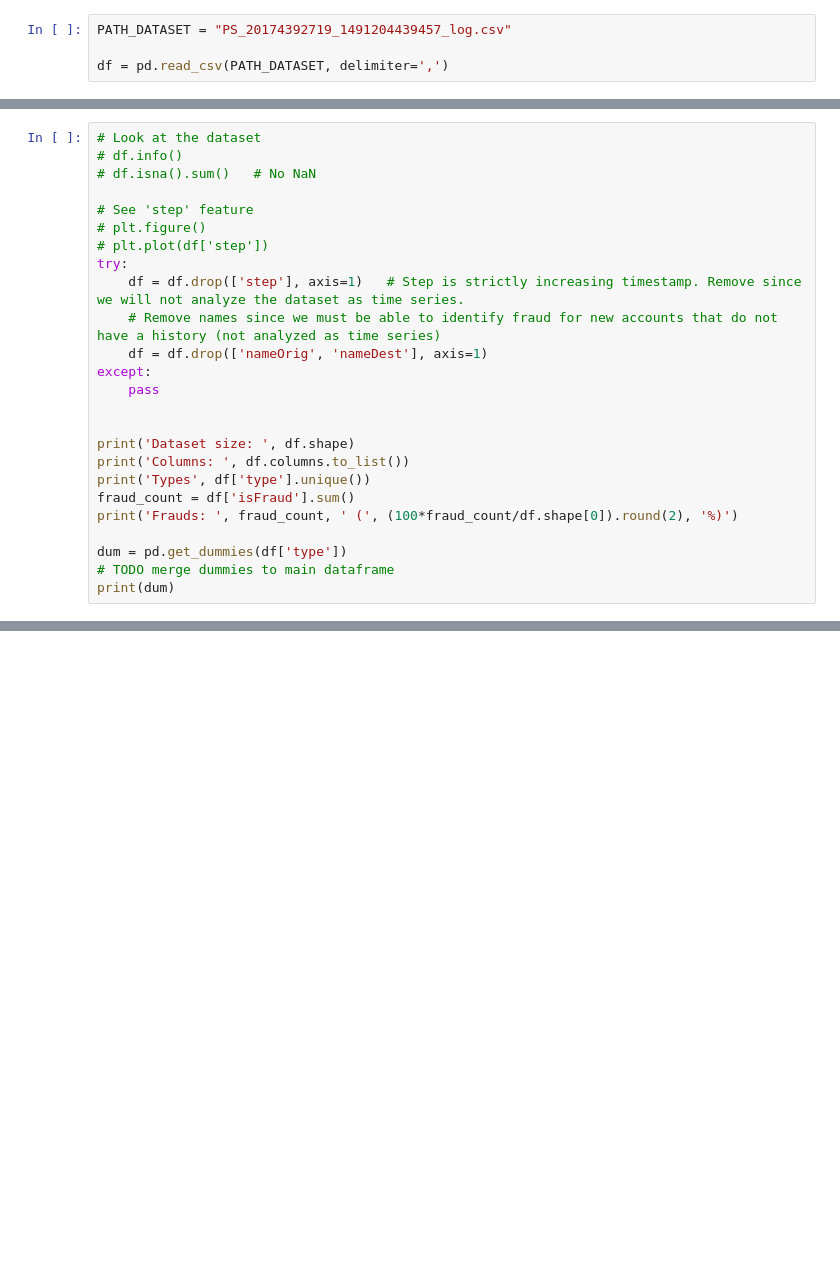
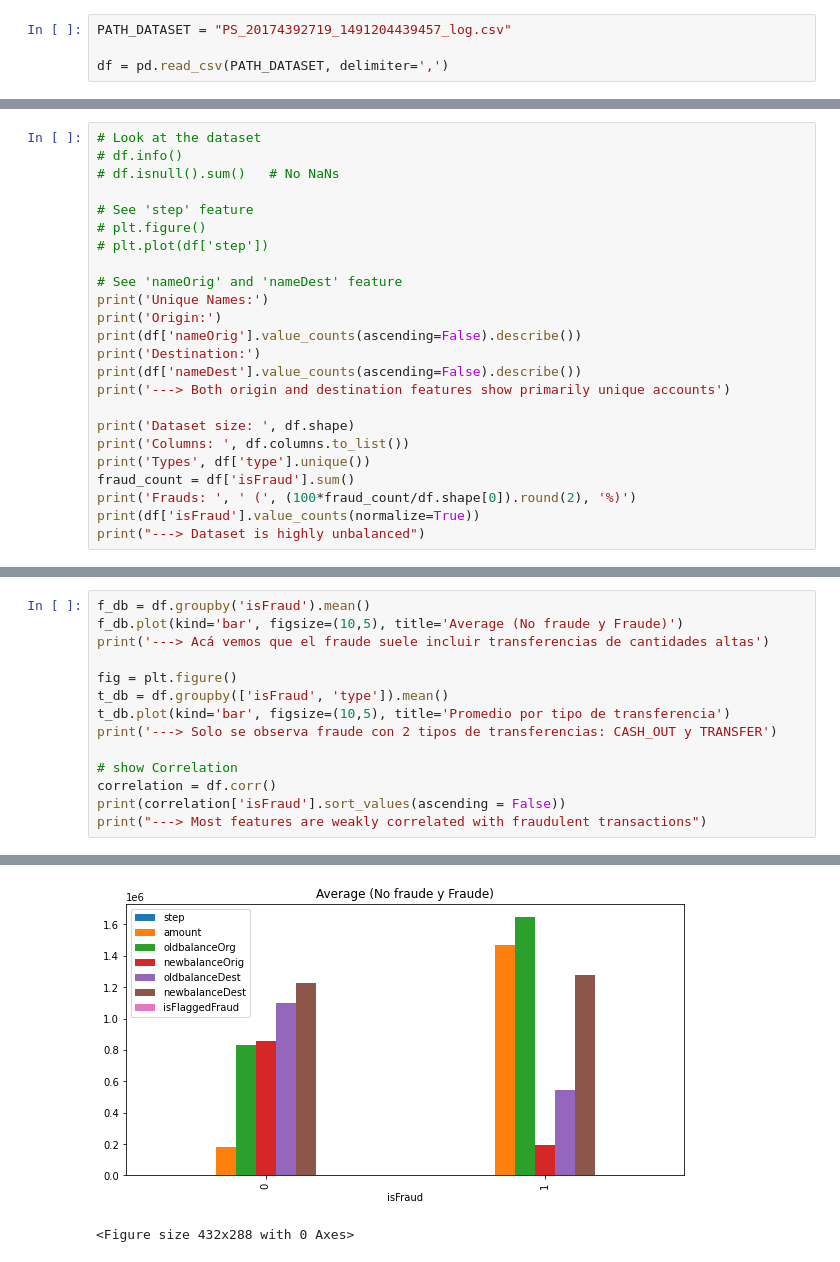
Before and after one commit to mbrito96/CEIA, a Jupyter notebook: X5_ML1/TP1/01_FraudDetection.ipynb, the cells around one changed output, grey strips where cells are left out. Drawn from its saved outputs; the diff is of its cells as text; blank space fills up the shorter version.

```diff
--- a/X5_ML1/TP1/01_FraudDetection.ipynb
+++ b/X5_ML1/TP1/01_FraudDetection.ipynb
@@ -28,26 +30,25 @@ df = pd.read_csv(PATH_DATASET, delimiter=',')
 # %%
 # Look at the dataset
 # df.info()
-# df.isna().sum()   # No NaN
+# df.isnull().sum()   # No NaNs
 
 # See 'step' feature
 # plt.figure()
 # plt.plot(df['step'])
-try:
-    df = df.drop(['step'], axis=1)   # Step is strictly increasing timestamp. Remove since we will not analyze the dataset as time series.
-    # Remove names since we must be able to identify fraud for new accounts that do not have a history (not analyzed as time series)
-    df = df.drop(['nameOrig', 'nameDest'], axis=1)
-except:
-    pass
 
+# See 'nameOrig' and 'nameDest' feature
+print('Unique Names:')
+print('Origin:')
+print(df['nameOrig'].value_counts(ascending=False).describe())
+print('Destination:')
+print(df['nameDest'].value_counts(ascending=False).describe())
+print('---> Both origin and destination features show primarily unique accounts')
 
 print('Dataset size: ', df.shape)
 print('Columns: ', df.columns.to_list())
 print('Types', df['type'].unique())
 fraud_count = df['isFraud'].sum()
-print('Frauds: ', fraud_count, ' (', (100*fraud_count/df.shape[0]).round(2), '%)')
-
-dum = pd.get_dummies(df['type'])
-# TODO merge dummies to main dataframe
-print(dum)
+print('Frauds: ', ' (', (100*fraud_count/df.shape[0]).round(2), '%)')
+print(df['isFraud'].value_counts(normalize=True))
+print("---> Dataset is highly unbalanced")
 # %% [output]
@@ -97,0 +72,15 @@ t_db.plot(kind='bar', figsize=(20,5))
+# %%
+f_db = df.groupby('isFraud').mean()
+f_db.plot(kind='bar', figsize=(10,5), title='Average (No fraude y Fraude)')
+print('---> Acá vemos que el fraude suele incluir transferencias de cantidades altas')
+
+fig = plt.figure()
+t_db = df.groupby(['isFraud', 'type']).mean()
+t_db.plot(kind='bar', figsize=(10,5), title='Promedio por tipo de transferencia')
+print('---> Solo se observa fraude con 2 tipos de transferencias: CASH_OUT y TRANSFER')
+
+# show Correlation
+correlation = df.corr()
+print(correlation['isFraud'].sort_values(ascending = False))
+print("---> Most features are weakly correlated with fraudulent transactions")
+# %% [output]
@@ -97,0 +99,2 @@ t_db.plot(kind='bar', figsize=(20,5))
+[figure, added]
+<Figure size 432x288 with 0 Axes>
```
Also changed, not shown: parts of 64 cells of this notebook, 19 other files.
